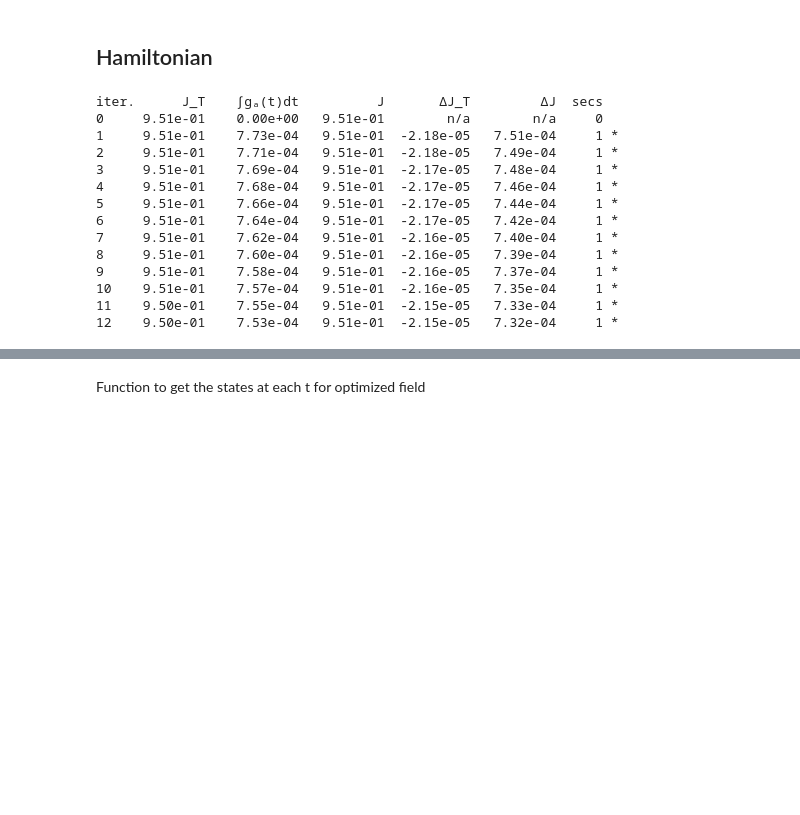
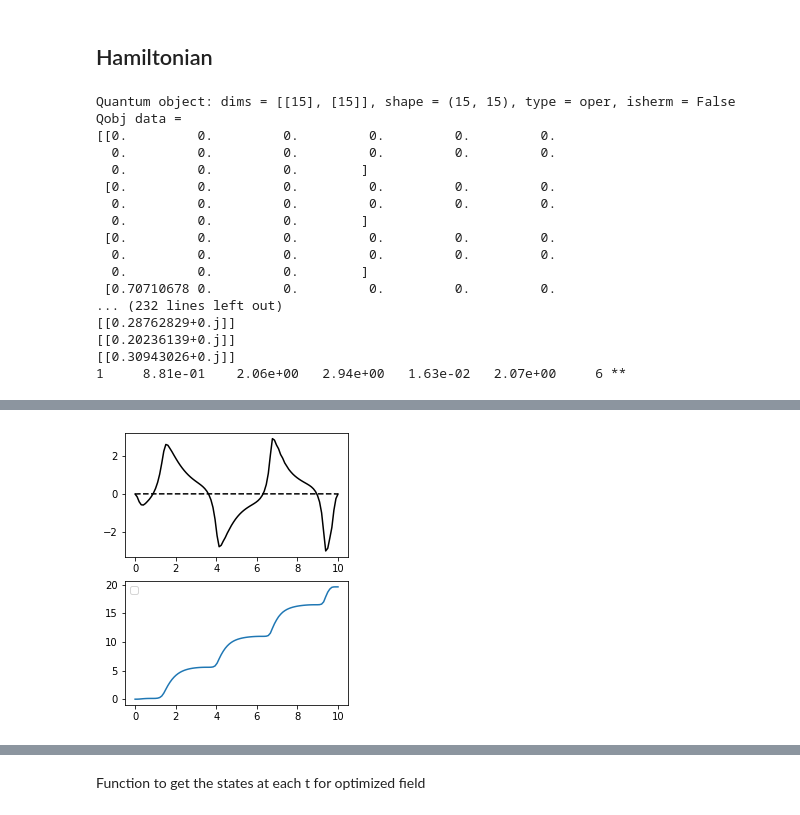
Before and after one commit to gsuarezr/krotov, a Jupyter notebook: Gaussian.ipynb, the cells around one changed output, grey strips where cells are left out. Saved outputs shown, nothing was run; the diff lists cells and outputs as text; code cells hidden in the pictures; blank space fills up the shorter version.

```diff
--- a/Gaussian.ipynb
+++ b/Gaussian.ipynb
@@ -59,24 +59,25 @@ He=dill.load(open("H_campo","rb"))
 Hde=dill.load(open("H_de","rb"))
 # %%
 omega=1
+ampl0=0.01
+#T=8
+mu=0.5
 g=0.2*omega
-mu=0.05
-ampl0=0.00000001
-#T=8
 #ampl0=1
-T=4
-nt=40
+T=10
+nt=100
 tlist = np.linspace(0,T, nt)
-def hamiltonian(omega, ampl0, g):
+def hamiltonian(omega, ampl0, mu,g):
       """Two-level-system Hamiltonian
 
       Args:
           omega (float): energy separation of the qubit levels
           ampl0 (float): constant amplitude of the driving field
       """
-      HA =-1j* qutip.Qobj(H0(0.2))
-      H1 =-1j*qutip.Qobj(Hde(0.05,0.2))
-      H2= -1j*qutip.Qobj(He(0.05,0.2))
+      HA = qutip.Qobj(H0(g))
+      H1 =qutip.Qobj(Hde(mu,g))
+      H2= qutip.Qobj(He(mu,g))
+      print(H2)
       def guess_control(t, args):
           return ampl0*krotov.shapes.flattop(
               t, t_start=0, t_stop=T, t_rise=0.005, func="blackman"
@@ -86,7 +87,7 @@ def hamiltonian(omega, ampl0, g):
               t, t_start=0, t_stop=T, t_rise=0.005, func="blackman"
           )
 
-      return [HA, [H1, guess_control], [H2, guess_control]]
+      return [HA, [H2, guess_control], [H1, guess_control]]
 def S(t):
     """Shape function for the field update"""
     return krotov.shapes.flattop(
@@ -151,15 +152,20 @@ def plot_iterations(opt_result):
 
 
 
-H = hamiltonian(omega,ampl0,g)
+H = hamiltonian(omega,ampl0,mu,g)
 pulse_options = {
-    H[1][1]: dict(lambda_a=1, update_shape=S),
+    H[1][1]: dict(lambda_a=0.1, update_shape=S),
 
 
 }
+
+r=np.pi/4
+r2=np.pi/8
+theta=np.pi/4
 objectives = [
     krotov.Objective(
-        initial_state=qutip.Qobj(np.array([1,0,0,0,0,1/2,0,0,0,1/2,0,0,1/2,0,1/2])), target=qutip.Qobj(qutip.Qobj(np.array([1,np.sqrt(2),np.sqrt(2),0,np.sqrt(2),1/2,0,0,0,1/2,0,0,1/2,0,1/2]))), H=H
+        #initial_state=qutip.Qobj(np.array([1,0,0,0,0,1/2*np.cosh(2*r2),0,-1/2*np.sinh(2*r2)*np.cos(theta),-1/2*np.sinh(2*r2)*np.sin(theta),1/2*np.cosh(2*r2),-1/2*np.sinh(2*r2)*np.sin(theta),1/2*np.sinh(2*r2)*np.cos(theta),1/2*np.cosh(2*r2),0,1/2*np.cosh(2*r2)])), target=qutip.Qobj(qutip.Qobj(np.array([1,0,0,0,0,1/2*np.cosh(2*r),0,-1/2*np.sinh(2*r)*np.cos(theta),-1/2*np.sinh(2*r)*np.sin(theta),1/2*np.cosh(2*r),-1/2*np.sinh(2*r)*np.sin(theta),1/2*np.sinh(2*r)*np.cos(theta),1/2*np.cosh(2*r),0,1/2*np.cosh(2*r)]))), H=H
+        initial_state=qutip.Qobj(np.array([1,0,0,0,0,1/2,0,0,0,1/2,0,0,1/2,0,1/2])), target=qutip.Qobj(qutip.Qobj(np.array([1,0,0,np.sqrt(2),np.sqrt(2),1/2,0,0,0,1/2,0,0,1/2,0,1/2]))), H=H
       )
   ]
 
@@ -167,11 +173,12 @@ opt_result = krotov.optimize_pulses(
   objectives,
   pulse_options=pulse_options,
   tlist=tlist,
+  fieldcoupling=mu,
   propagator=krotov.propagators.expm,
   chi_constructor=krotov.functionals.chis_ss,
   info_hook=krotov.info_hooks.print_table(J_T=krotov.functionals.J_T_ss),
   check_convergence=krotov.convergence.Or(
-      krotov.convergence.value_below('5e-5', name='J_T'),
+      krotov.convergence.value_below('9e-2', name='J_T'),
       krotov.convergence.check_monotonic_error,
 
   ),
@@ -180,17 +187,20 @@ opt_result = krotov.optimize_pulses(
 )
 plot_iterations(opt_result)
 # %% [output]
-iter.      J_T    ∫gₐ(t)dt          J       ΔJ_T         ΔJ  secs
-0     9.51e-01    0.00e+00   9.51e-01        n/a        n/a     0
-1     9.51e-01    7.73e-04   9.51e-01  -2.18e-05   7.51e-04     1 *
-2     9.51e-01    7.71e-04   9.51e-01  -2.18e-05   7.49e-04     1 *
-3     9.51e-01    7.69e-04   9.51e-01  -2.17e-05   7.48e-04     1 *
-4     9.51e-01    7.68e-04   9.51e-01  -2.17e-05   7.46e-04     1 *
-5     9.51e-01    7.66e-04   9.51e-01  -2.17e-05   7.44e-04     1 *
-6     9.51e-01    7.64e-04   9.51e-01  -2.17e-05   7.42e-04     1 *
-7     9.51e-01    7.62e-04   9.51e-01  -2.16e-05   7.40e-04     1 *
-8     9.51e-01    7.60e-04   9.51e-01  -2.16e-05   7.39e-04     1 *
-9     9.51e-01    7.58e-04   9.51e-01  -2.16e-05   7.37e-04     1 *
-10    9.51e-01    7.57e-04   9.51e-01  -2.16e-05   7.35e-04     1 *
-11    9.50e-01    7.55e-04   9.51e-01  -2.15e-05   7.33e-04     1 *
-12    9.50e-01    7.53e-04   9.51e-01  -2.15e-05   7.32e-04     1 *
+Quantum object: dims = [[15], [15]], shape = (15, 15), type = oper, isherm = False
+Qobj data =
+[[0.         0.         0.         0.         0.         0.
+  0.         0.         0.         0.         0.         0.
+  0.         0.         0.        ]
+ [0.         0.         0.         0.         0.         0.
+  0.         0.         0.         0.         0.         0.
+  0.         0.         0.        ]
+ [0.         0.         0.         0.         0.         0.
+  0.         0.         0.         0.         0.         0.
+  0.         0.         0.        ]
+ [0.70710678 0.         0.         0.         0.         0.
+... (232 lines left out)
+[[0.28762829+0.j]]
+[[0.20236139+0.j]]
+[[0.30943026+0.j]]
+1     8.81e-01    2.06e+00   2.94e+00   1.63e-02   2.07e+00     6 **
@@ -196,0 +208 @@ iter.      J_T    ∫gₐ(t)dt          J       ΔJ_T         ΔJ  secs
+[figure, added]
```
Also changed, not shown: parts of 11 cells of this notebook.
